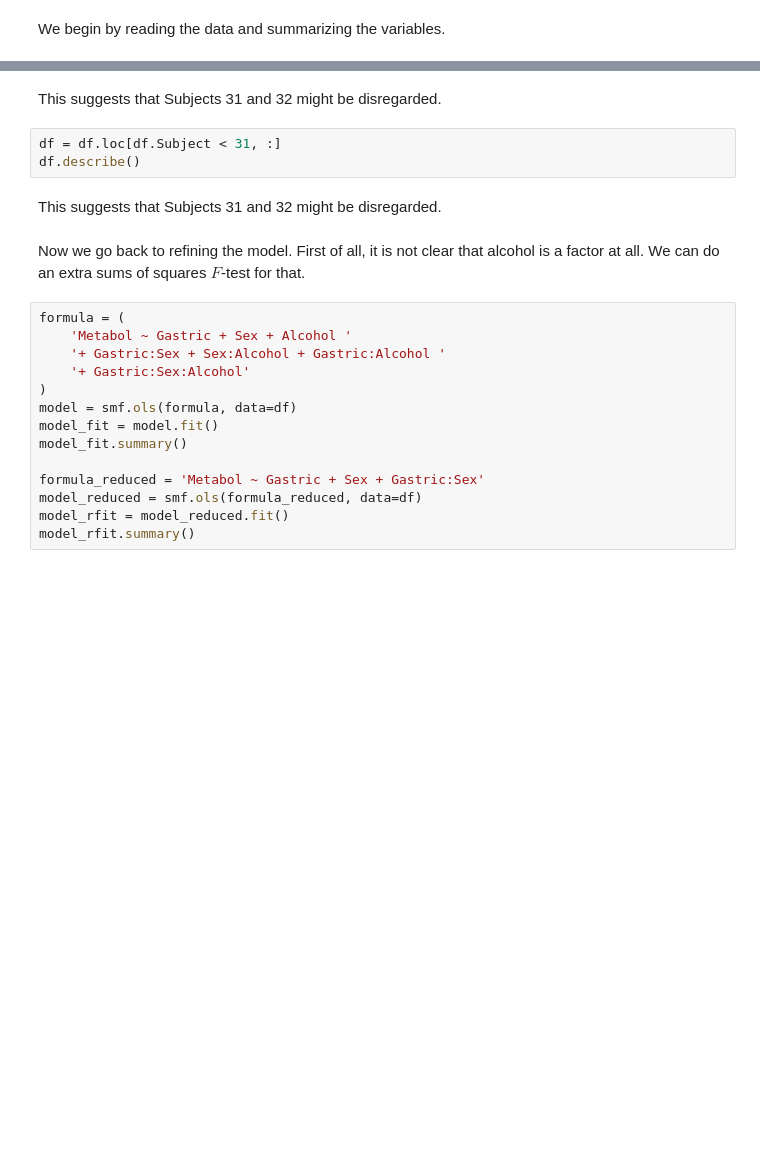
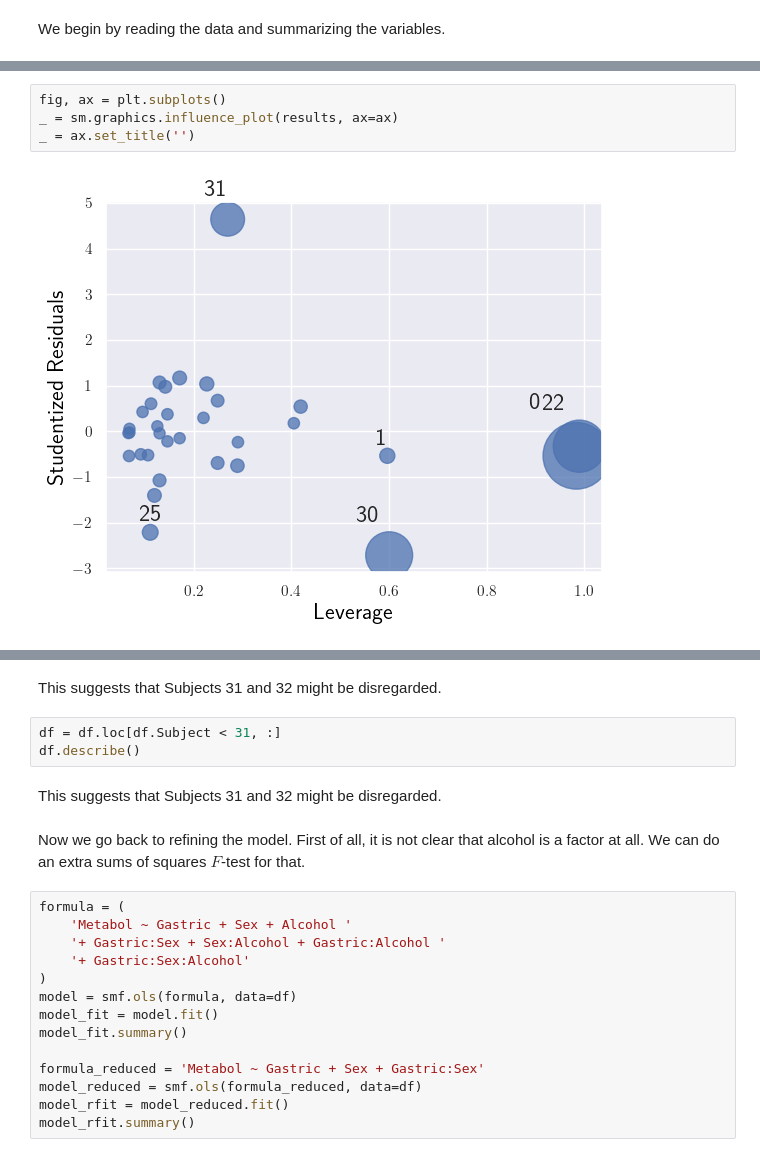
Before and after one commit to quintusdias/sleuth3, a Jupyter notebook: ch11/case1101.ipynb, the cells around one changed output, grey strips where cells are left out. Drawn from its saved outputs; the diff is of its cells as text; blank space fills up the shorter version.

```diff
--- a/ch11/case1101.ipynb
+++ b/ch11/case1101.ipynb
@@ -50,2 +98,8 @@ ax.set_ylabel('Residuals')
+# %%
+fig, ax = plt.subplots()
+_ = sm.graphics.influence_plot(results, ax=ax)
+_ = ax.set_title('')
+# %% [output]
+[figure, added]
 # %%
 df[results.fittedvalues > 6]
```
Also changed, not shown: parts of 14 cells of this notebook, 1 other file.
